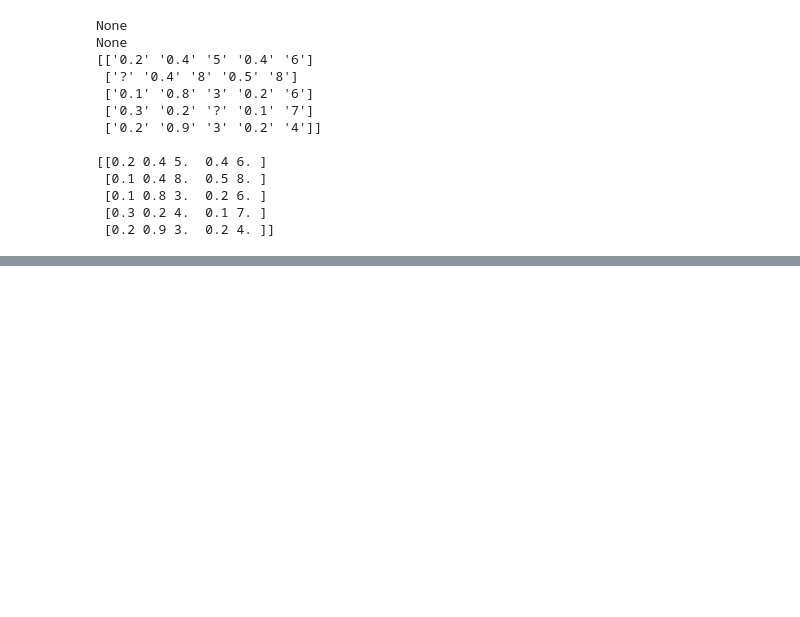
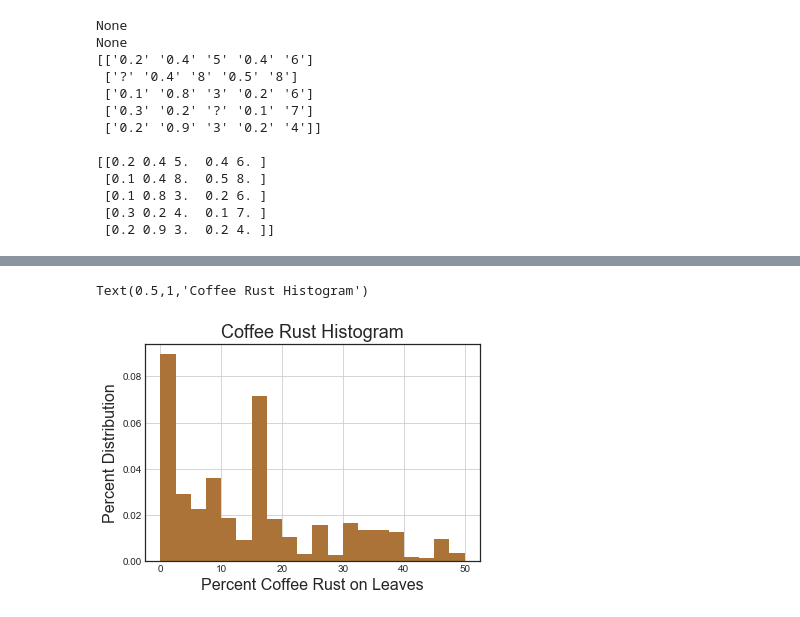
Before and after one commit to thedatalass/CoffeeRust, a Jupyter notebook: kNN_Imputer.ipynb, the cells around one changed output, grey strips where cells are left out. Saved outputs shown, nothing was run; the diff lists cells and outputs as text; code cells hidden in the pictures; blank space fills up the shorter version.

```diff
--- a/kNN_Imputer.ipynb
+++ b/kNN_Imputer.ipynb
@@ -188,0 +211,9 @@ array([['1/1/1991', 25.643, 260.878, '15.00', 2273.83, 0.8805],
+# %%
+#Histogram of Coffee Rust
+brasil_new['rust'].hist(bins=20, normed=True, color='#ac7339')
+plt.xlabel("Percent Coffee Rust on Leaves",fontsize=16)
+plt.ylabel("Percent Distribution",fontsize=16)
+plt.title("Coffee Rust Histogram",fontsize=18)
+# %% [output]
+Text(0.5,1,'Coffee Rust Histogram')
+[figure, added]
```
Also changed, not shown: parts of 35 cells of this notebook.
